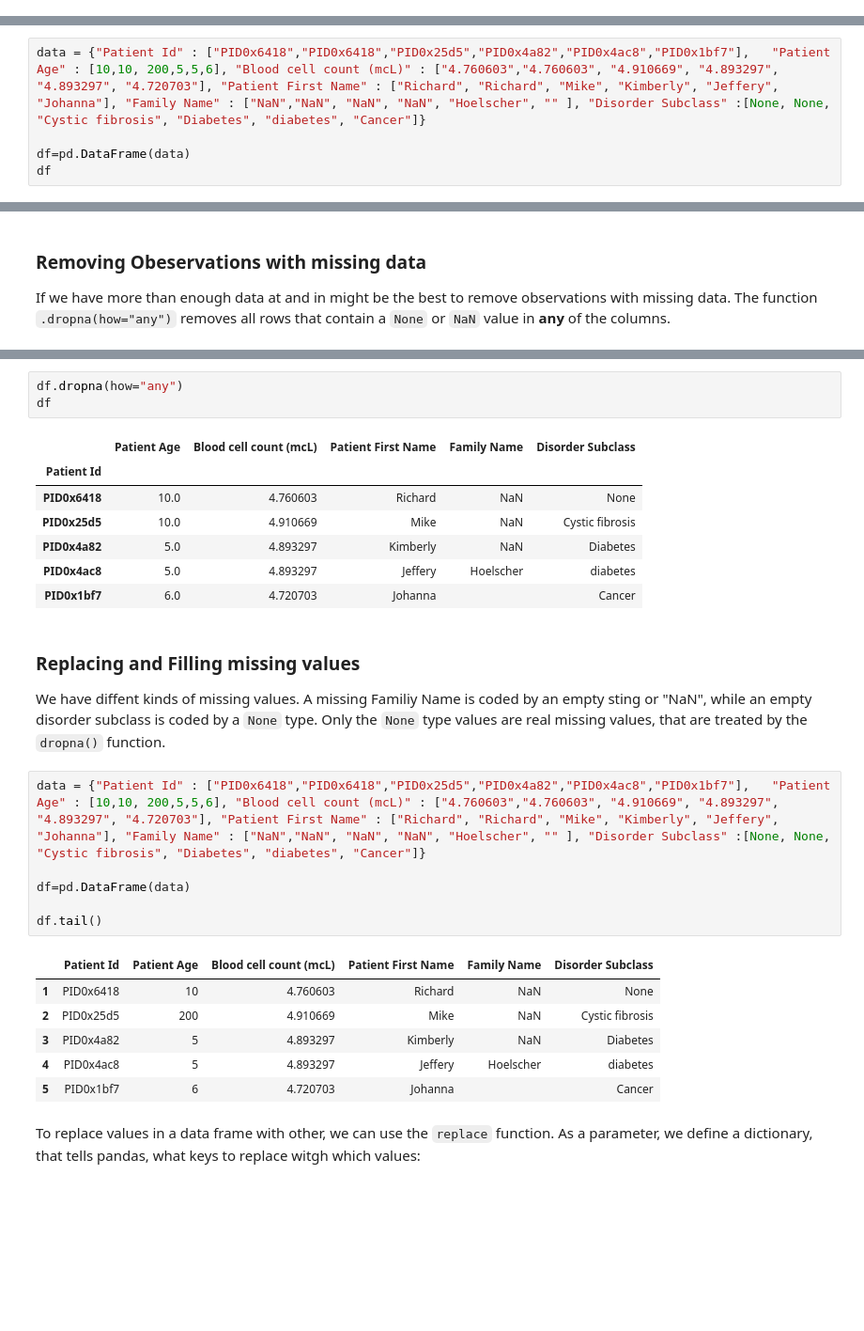
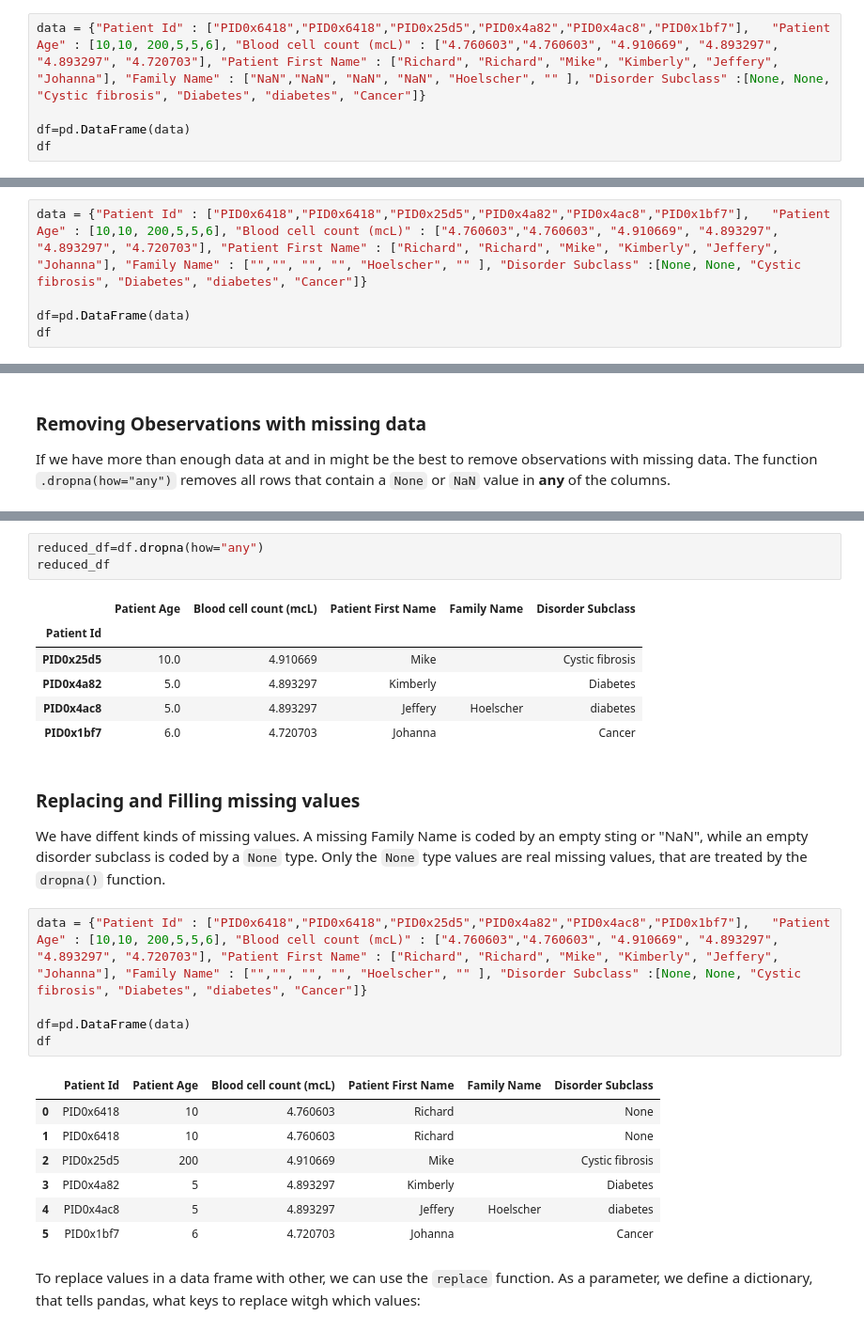
Before and after one commit to jhumci/BLT_BDS, a Jupyter notebook: 2_Visualisierung_und_Datenbanken.ipynb, the cells around one changed output, grey strips where cells are left out. Shown: that part at 94% size. Cells and saved outputs as stored; diff of their text form; blank space fills up the shorter version.

````diff
--- a/2_Visualisierung_und_Datenbanken.ipynb
+++ b/2_Visualisierung_und_Datenbanken.ipynb
@@ -275,0 +259,5 @@ df
+# %%
+data = {"Patient Id" : ["PID0x6418","PID0x6418","PID0x25d5","PID0x4a82","PID0x4ac8","PID0x1bf7"],	"Patient Age" : [10,10, 200,5,5,6], "Blood cell count (mcL)" : ["4.760603","4.760603", "4.910669", "4.893297", "4.893297", "4.720703"], "Patient First Name" : ["Richard", "Richard", "Mike", "Kimberly", "Jeffery", "Johanna"], "Family Name" : ["NaN","NaN", "NaN", "NaN", "Hoelscher", "" ], "Disorder Subclass" :[None, None, "Cystic fibrosis", "Diabetes", "diabetes", "Cancer"]}
+
+df=pd.DataFrame(data)
+df
@@ -290,7 +286,7 @@ Remove the duplicate rows from the dataframe
 
 *Hint*: Take a look in the [documentation](https://pandas.pydata.org/docs/reference/api/pandas.DataFrame.duplicated.html) and use the return as a filter.
 # %%
-data = {"Patient Id" : ["PID0x6418","PID0x6418","PID0x25d5","PID0x4a82","PID0x4ac8","PID0x1bf7"],	"Patient Age" : [10,10, 200,5,5,6], "Blood cell count (mcL)" : ["4.760603","4.760603", "4.910669", "4.893297", "4.893297", "4.720703"], "Patient First Name" : ["Richard", "Richard", "Mike", "Kimberly", "Jeffery", "Johanna"], "Family Name" : ["NaN","NaN", "NaN", "NaN", "Hoelscher", "" ], "Disorder Subclass" :[None, None, "Cystic fibrosis", "Diabetes", "diabetes", "Cancer"]}
+data = {"Patient Id" : ["PID0x6418","PID0x6418","PID0x25d5","PID0x4a82","PID0x4ac8","PID0x1bf7"],	"Patient Age" : [10,10, 200,5,5,6], "Blood cell count (mcL)" : ["4.760603","4.760603", "4.910669", "4.893297", "4.893297", "4.720703"], "Patient First Name" : ["Richard", "Richard", "Mike", "Kimberly", "Jeffery", "Johanna"], "Family Name" : ["","", "", "", "Hoelscher", "" ], "Disorder Subclass" :[None, None, "Cystic fibrosis", "Diabetes", "diabetes", "Cancer"]}
 
 df=pd.DataFrame(data)
 df
@@ -390,29 +411,28 @@ If we have more than enough data at and in might be the best to remove observati
 # %%
-df.dropna(how="any")
-df
+reduced_df=df.dropna(how="any")
+reduced_df
 # %% [output]
 |  | Patient Age | Blood cell count (mcL) | Patient First Name | Family Name | Disorder Subclass |
 | Patient Id |  |  |  |  |  |
-| PID0x6418 | 10.0 | 4.760603 | Richard | NaN | None |
-| PID0x25d5 | 10.0 | 4.910669 | Mike | NaN | Cystic fibrosis |
-| PID0x4a82 | 5.0 | 4.893297 | Kimberly | NaN | Diabetes |
+| PID0x25d5 | 10.0 | 4.910669 | Mike |  | Cystic fibrosis |
+| PID0x4a82 | 5.0 | 4.893297 | Kimberly |  | Diabetes |
 | PID0x4ac8 | 5.0 | 4.893297 | Jeffery | Hoelscher | diabetes |
 | PID0x1bf7 | 6.0 | 4.720703 | Johanna |  | Cancer |
 # %% [markdown]
 ### Replacing and Filling missing values
 
-We have diffent kinds of missing values. A missing Familiy Name is coded by an empty sting or "NaN", while an empty disorder subclass is coded by a ```None``` type. Only the ```None``` type values are real missing values, that are treated by the `dropna()` function.
+We have diffent kinds of missing values. A missing Family Name is coded by an empty sting or "NaN", while an empty disorder subclass is coded by a ```None``` type. Only the ```None``` type values are real missing values, that are treated by the `dropna()` function.
 # %%
-data = {"Patient Id" : ["PID0x6418","PID0x6418","PID0x25d5","PID0x4a82","PID0x4ac8","PID0x1bf7"],	"Patient Age" : [10,10, 200,5,5,6], "Blood cell count (mcL)" : ["4.760603","4.760603", "4.910669", "4.893297", "4.893297", "4.720703"], "Patient First Name" : ["Richard", "Richard", "Mike", "Kimberly", "Jeffery", "Johanna"], "Family Name" : ["NaN","NaN", "NaN", "NaN", "Hoelscher", "" ], "Disorder Subclass" :[None, None, "Cystic fibrosis", "Diabetes", "diabetes", "Cancer"]}
+data = {"Patient Id" : ["PID0x6418","PID0x6418","PID0x25d5","PID0x4a82","PID0x4ac8","PID0x1bf7"],	"Patient Age" : [10,10, 200,5,5,6], "Blood cell count (mcL)" : ["4.760603","4.760603", "4.910669", "4.893297", "4.893297", "4.720703"], "Patient First Name" : ["Richard", "Richard", "Mike", "Kimberly", "Jeffery", "Johanna"], "Family Name" : ["","", "", "", "Hoelscher", "" ], "Disorder Subclass" :[None, None, "Cystic fibrosis", "Diabetes", "diabetes", "Cancer"]}
 
 df=pd.DataFrame(data)
-
-df.tail()
+df
 # %% [output]
 |  | Patient Id | Patient Age | Blood cell count (mcL) | Patient First Name | Family Name | Disorder Subclass |
-| 1 | PID0x6418 | 10 | 4.760603 | Richard | NaN | None |
-| 2 | PID0x25d5 | 200 | 4.910669 | Mike | NaN | Cystic fibrosis |
-| 3 | PID0x4a82 | 5 | 4.893297 | Kimberly | NaN | Diabetes |
+| 0 | PID0x6418 | 10 | 4.760603 | Richard |  | None |
+| 1 | PID0x6418 | 10 | 4.760603 | Richard |  | None |
+| 2 | PID0x25d5 | 200 | 4.910669 | Mike |  | Cystic fibrosis |
+| 3 | PID0x4a82 | 5 | 4.893297 | Kimberly |  | Diabetes |
 | 4 | PID0x4ac8 | 5 | 4.893297 | Jeffery | Hoelscher | diabetes |
 | 5 | PID0x1bf7 | 6 | 4.720703 | Johanna |  | Cancer |
 # %% [markdown]
````
Also changed, not shown: parts of 56 cells of this notebook, 1 other file.
